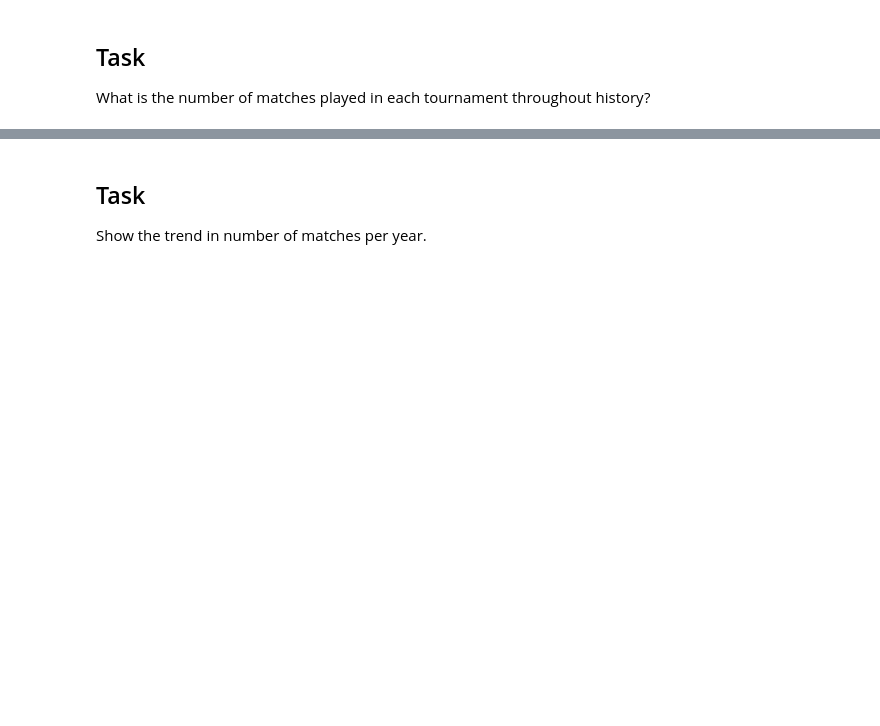
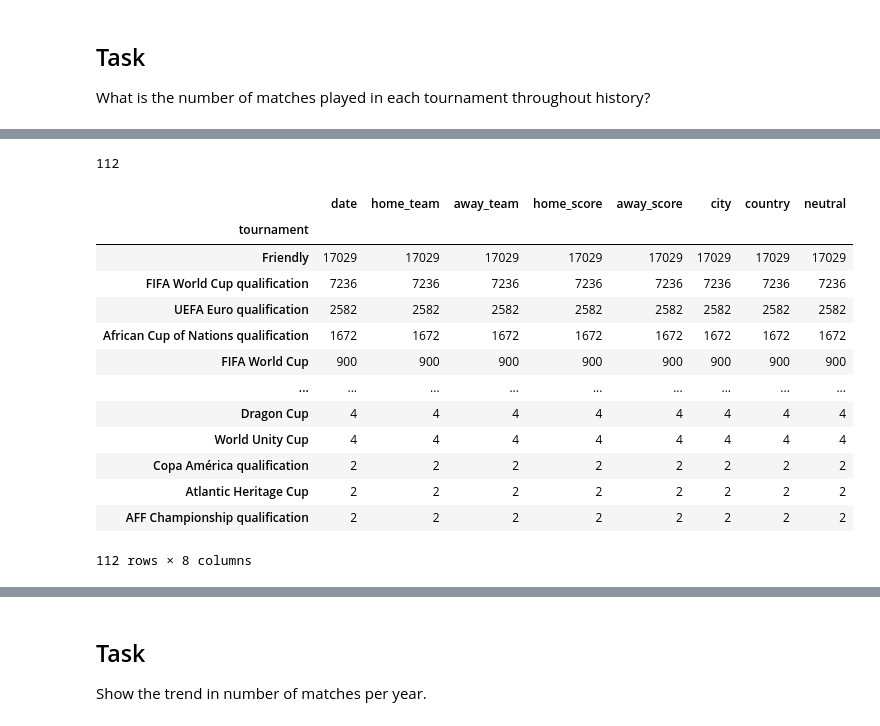
Before and after one commit to emilebilodeau/Sports-Analytics, a Jupyter notebook: soccer_visualization/soccer_dataviz.ipynb, the cells around one changed output, grey strips where cells are left out. Cells and saved outputs as stored; diff of their text form; code cells hidden in the pictures; blank space fills up the shorter version.

```diff
--- a/soccer_visualization/soccer_dataviz.ipynb
+++ b/soccer_visualization/soccer_dataviz.ipynb
@@ -137,0 +147,22 @@ What is the number of matches played in each tournament throughout history?
+# %%
+len(df['tournament'].unique()) # 112 different tournaments
+# %% [output]
+112
+# %%
+Q2 = df.groupby(by='tournament').count().sort_values(by='date', ascending=False) # there is 112 tournaments to display, how to show visiually?
+Q2
+# %% [output]
+|  | date | home_team | away_team | home_score | away_score | city | country | neutral |
+| tournament |  |  |  |  |  |  |  |  |
+| Friendly | 17029 | 17029 | 17029 | 17029 | 17029 | 17029 | 17029 | 17029 |
+| FIFA World Cup qualification | 7236 | 7236 | 7236 | 7236 | 7236 | 7236 | 7236 | 7236 |
+| UEFA Euro qualification | 2582 | 2582 | 2582 | 2582 | 2582 | 2582 | 2582 | 2582 |
+| African Cup of Nations qualification | 1672 | 1672 | 1672 | 1672 | 1672 | 1672 | 1672 | 1672 |
+| FIFA World Cup | 900 | 900 | 900 | 900 | 900 | 900 | 900 | 900 |
+| ... | ... | ... | ... | ... | ... | ... | ... | ... |
+| Dragon Cup | 4 | 4 | 4 | 4 | 4 | 4 | 4 | 4 |
+| World Unity Cup | 4 | 4 | 4 | 4 | 4 | 4 | 4 | 4 |
+| Copa América qualification | 2 | 2 | 2 | 2 | 2 | 2 | 2 | 2 |
+| Atlantic Heritage Cup | 2 | 2 | 2 | 2 | 2 | 2 | 2 | 2 |
+| AFF Championship qualification | 2 | 2 | 2 | 2 | 2 | 2 | 2 | 2 |
+112 rows × 8 columns
```
Also changed, not shown: parts of 2 cells of this notebook, 1 other file.
